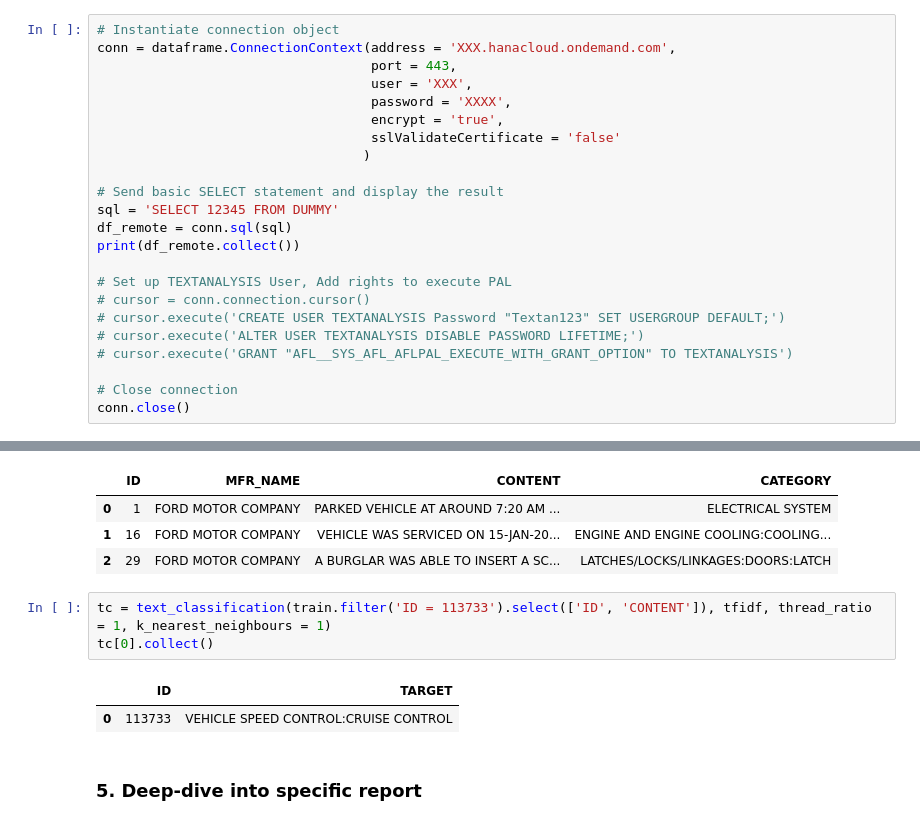
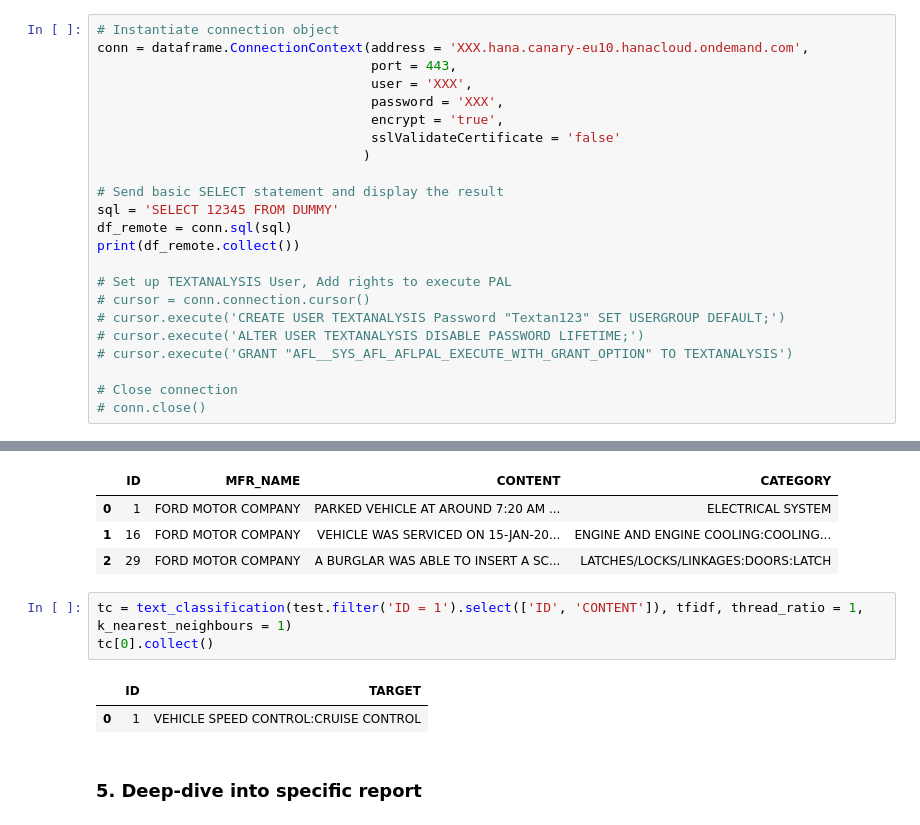
Before and after one commit to shakkaponk/HANACloud_Textanalysis, a Jupyter notebook: HANACloud_Textanalysis_Public.ipynb, the cells around one changed output, grey strips where cells are left out. Drawn from its saved outputs; the diff is of its cells as text.

```diff
--- a/HANACloud_Textanalysis_Public.ipynb
+++ b/HANACloud_Textanalysis_Public.ipynb
@@ -21,10 +21,10 @@ pd.set_option("display.colheader_justify","left")
 ### 1. HANA-ML Connection
 # %%
 # Instantiate connection object
-conn = dataframe.ConnectionContext(address = 'XXX.hanacloud.ondemand.com',
+conn = dataframe.ConnectionContext(address = 'XXX.hana.canary-eu10.hanacloud.ondemand.com',
                                    port = 443,
                                    user = 'XXX',
-                                   password = 'XXXX',
+                                   password = 'XXX',
                                    encrypt = 'true',
                                    sslValidateCertificate = 'false'
                                   )
@@ -41,4 +41,4 @@ print(df_remote.collect())
 # cursor.execute('GRANT "AFL__SYS_AFL_AFLPAL_EXECUTE_WITH_GRANT_OPTION" TO TEXTANALYSIS')
 
 # Close connection
-conn.close()
+# conn.close()
@@ -160,11 +163,11 @@ test.select(['ID', 'MFR_NAME', 'CONTENT', 'CATEGORY']).head(3).collect()
 | 1 | 16 | FORD MOTOR COMPANY | VEHICLE WAS SERVICED ON 15-JAN-20... | ENGINE AND ENGINE COOLING:COOLING... |
 | 2 | 29 | FORD MOTOR COMPANY | A BURGLAR WAS ABLE TO INSERT A SC... | LATCHES/LOCKS/LINKAGES:DOORS:LATCH |
 # %%
-tc = text_classification(train.filter('ID = 113733').select(['ID', 'CONTENT']), tfidf, thread_ratio = 1, k_nearest_neighbours = 1)
+tc = text_classification(test.filter('ID = 1').select(['ID', 'CONTENT']), tfidf, thread_ratio = 1, k_nearest_neighbours = 1)
 tc[0].collect()
 # %% [output]
 |  | ID | TARGET |
-| 0 | 113733 | VEHICLE SPEED CONTROL:CRUISE CONTROL |
+| 0 | 1 | VEHICLE SPEED CONTROL:CRUISE CONTROL |
 # %% [markdown]
 ### 5. Deep-dive into specific report
 # %% [markdown]
```
Also changed, not shown: parts of 7 cells of this notebook.
